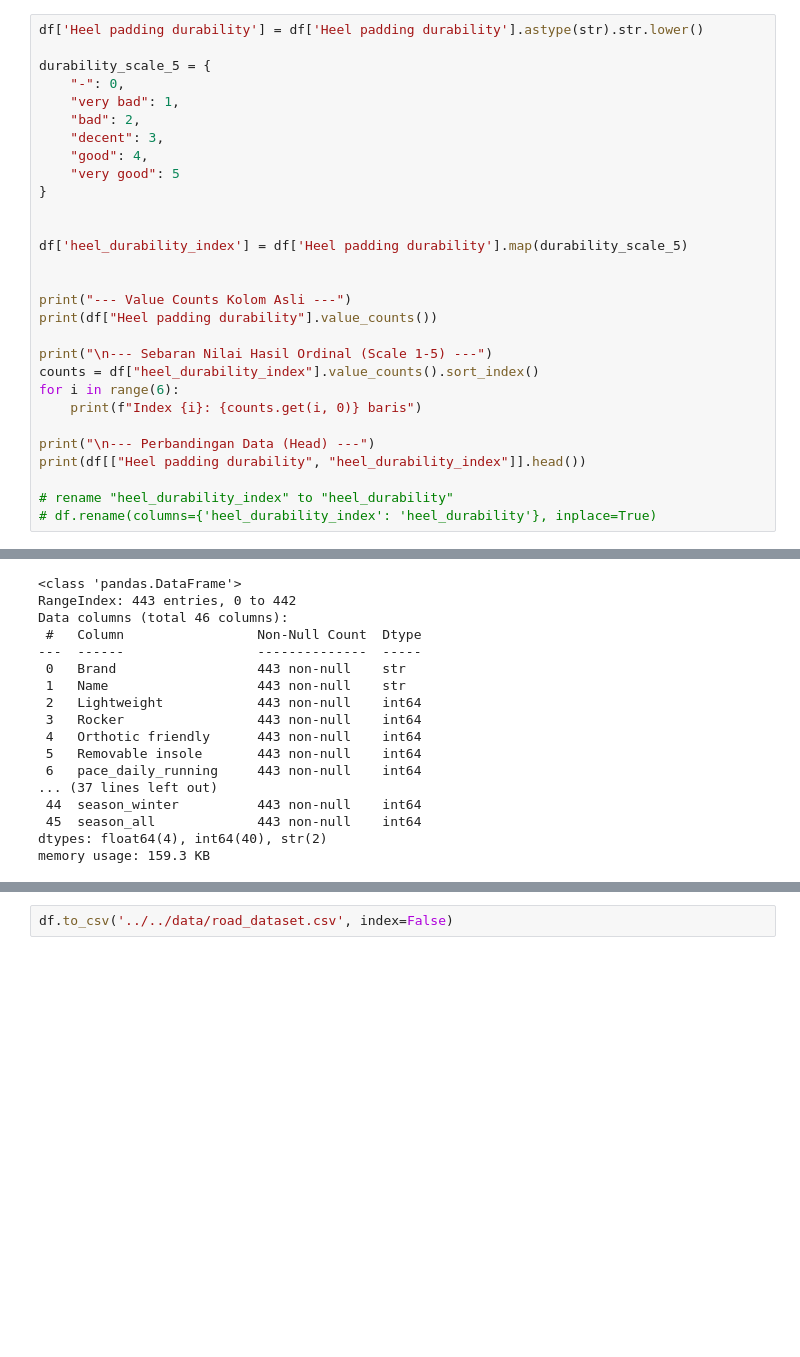
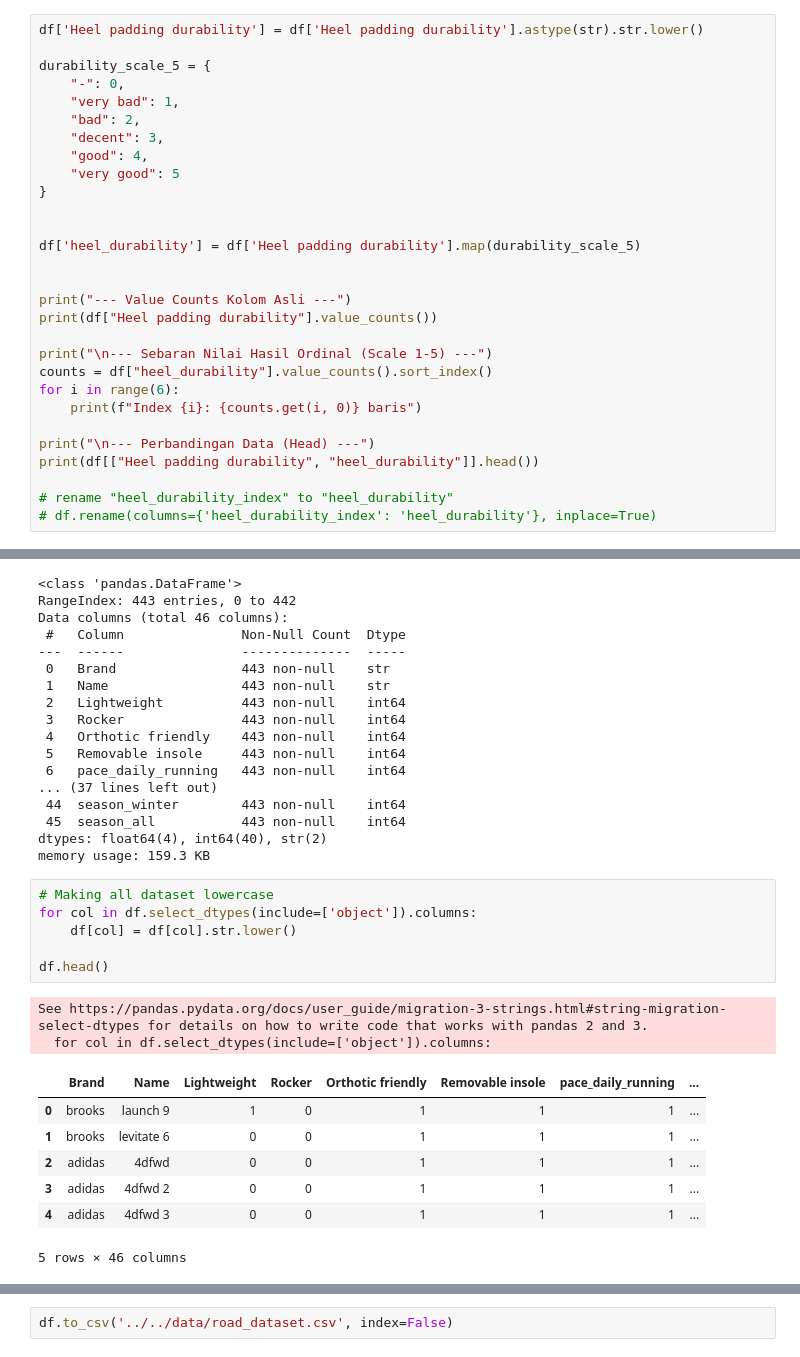
Before and after one commit to SONIX-Kelompok-6/sonix-ml, a Jupyter notebook: notebooks/data-preparation-v2/pre-eda-road-v2.ipynb, the cells around one changed output, grey strips where cells are left out. Cells and saved outputs as stored; diff of their text form; blank space fills up the shorter version.

```diff
--- a/notebooks/data-preparation-v2/pre-eda-road-v2.ipynb
+++ b/notebooks/data-preparation-v2/pre-eda-road-v2.ipynb
@@ -698,19 +698,19 @@ durability_scale_5 = {
 }
 
 
-df['heel_durability_index'] = df['Heel padding durability'].map(durability_scale_5)
+df['heel_durability'] = df['Heel padding durability'].map(durability_scale_5)
 
 
 print("--- Value Counts Kolom Asli ---")
 print(df["Heel padding durability"].value_counts())
 
 print("\n--- Sebaran Nilai Hasil Ordinal (Scale 1-5) ---")
-counts = df["heel_durability_index"].value_counts().sort_index()
+counts = df["heel_durability"].value_counts().sort_index()
 for i in range(6):
     print(f"Index {i}: {counts.get(i, 0)} baris")
 
 print("\n--- Perbandingan Data (Head) ---")
-print(df[["Heel padding durability", "heel_durability_index"]].head())
+print(df[["Heel padding durability", "heel_durability"]].head())
 
 # rename "heel_durability_index" to "heel_durability"
 # df.rename(columns={'heel_durability_index': 'heel_durability'}, inplace=True)
@@ -1803,2 +1803,18 @@ Data columns (total 46 columns):
 dtypes: float64(4), int64(40), str(2)
 memory usage: 159.3 KB
+# %%
+# Making all dataset lowercase
+for col in df.select_dtypes(include=['object']).columns:
+    df[col] = df[col].str.lower()
+
+df.head()
+# %% [output]
+See https://pandas.pydata.org/docs/user_guide/migration-3-strings.html#string-migration-select-dtypes for details on how to write code that works with pandas 2 and 3.
+  for col in df.select_dtypes(include=['object']).columns:
+|  | Brand | Name | Lightweight | Rocker | Orthotic friendly | Removable insole | pace_daily_running | ... |
+| 0 | brooks | launch 9 | 1 | 0 | 1 | 1 | 1 | ... |
+| 1 | brooks | levitate 6 | 0 | 0 | 1 | 1 | 1 | ... |
+| 2 | adidas | 4dfwd | 0 | 0 | 1 | 1 | 1 | ... |
+| 3 | adidas | 4dfwd 2 | 0 | 0 | 1 | 1 | 1 | ... |
+| 4 | adidas | 4dfwd 3 | 0 | 0 | 1 | 1 | 1 | ... |
+5 rows × 46 columns
```
Also changed, not shown: parts of 7 cells of this notebook, 1 other file.
